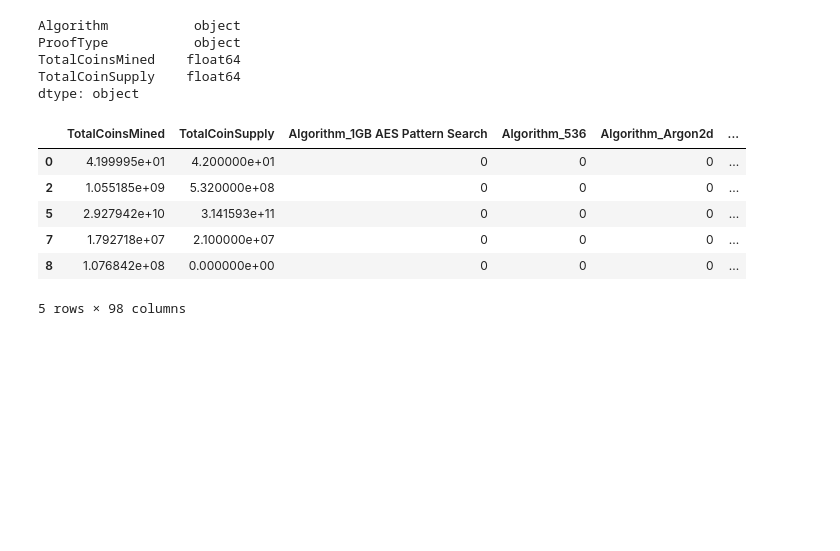
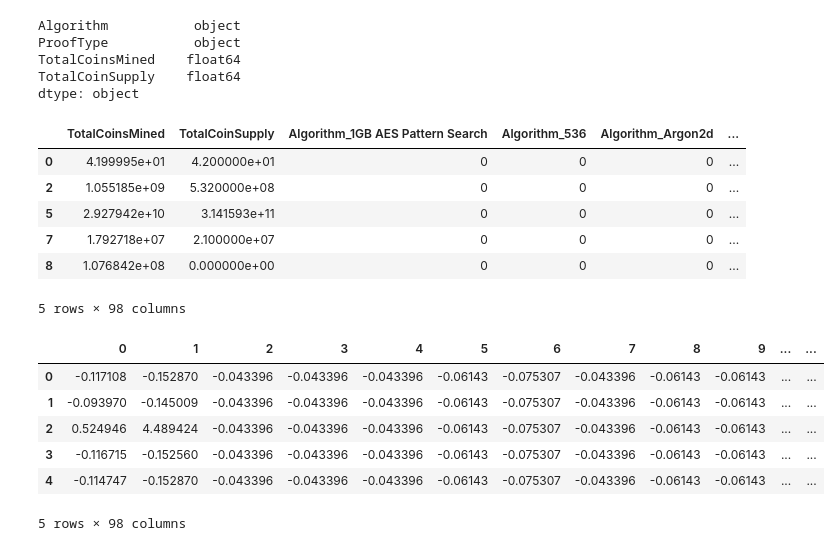
Before and after one commit to awesomepack/Crypto-Offerings, a Jupyter notebook: crypto.ipynb, the cells around one changed output. Saved outputs shown, nothing was run; the diff lists cells and outputs as text; code cells hidden in the pictures; blank space fills up the shorter version.

```diff
--- a/crypto.ipynb
+++ b/crypto.ipynb
@@ -130,4 +132,16 @@ numeric.head()
 | 8 | 1.076842e+08 | 0.000000e+00 | 0 | 0 | 0 | ... |
 5 rows × 98 columns
 # %%
+from sklearn.preprocessing import StandardScaler
 # Standardizing the numeric df using standard scaler
+standardized_crypto = pd.DataFrame(StandardScaler().fit_transform(numeric_crypto))
+
+standardized_crypto.head()
+# %% [output]
+|  | 0 | 1 | 2 | 3 | 4 | 5 | 6 | 7 | 8 | 9 | ... | ... |
+| 0 | -0.117108 | -0.152870 | -0.043396 | -0.043396 | -0.043396 | -0.06143 | -0.075307 | -0.043396 | -0.06143 | -0.06143 | ... | ... |
+| 1 | -0.093970 | -0.145009 | -0.043396 | -0.043396 | -0.043396 | -0.06143 | -0.075307 | -0.043396 | -0.06143 | -0.06143 | ... | ... |
+| 2 | 0.524946 | 4.489424 | -0.043396 | -0.043396 | -0.043396 | -0.06143 | -0.075307 | -0.043396 | -0.06143 | -0.06143 | ... | ... |
+| 3 | -0.116715 | -0.152560 | -0.043396 | -0.043396 | -0.043396 | -0.06143 | -0.075307 | -0.043396 | -0.06143 | -0.06143 | ... | ... |
+| 4 | -0.114747 | -0.152870 | -0.043396 | -0.043396 | -0.043396 | -0.06143 | -0.075307 | -0.043396 | -0.06143 | -0.06143 | ... | ... |
+5 rows × 98 columns
```
Also changed, not shown: parts of 9 cells of this notebook.
